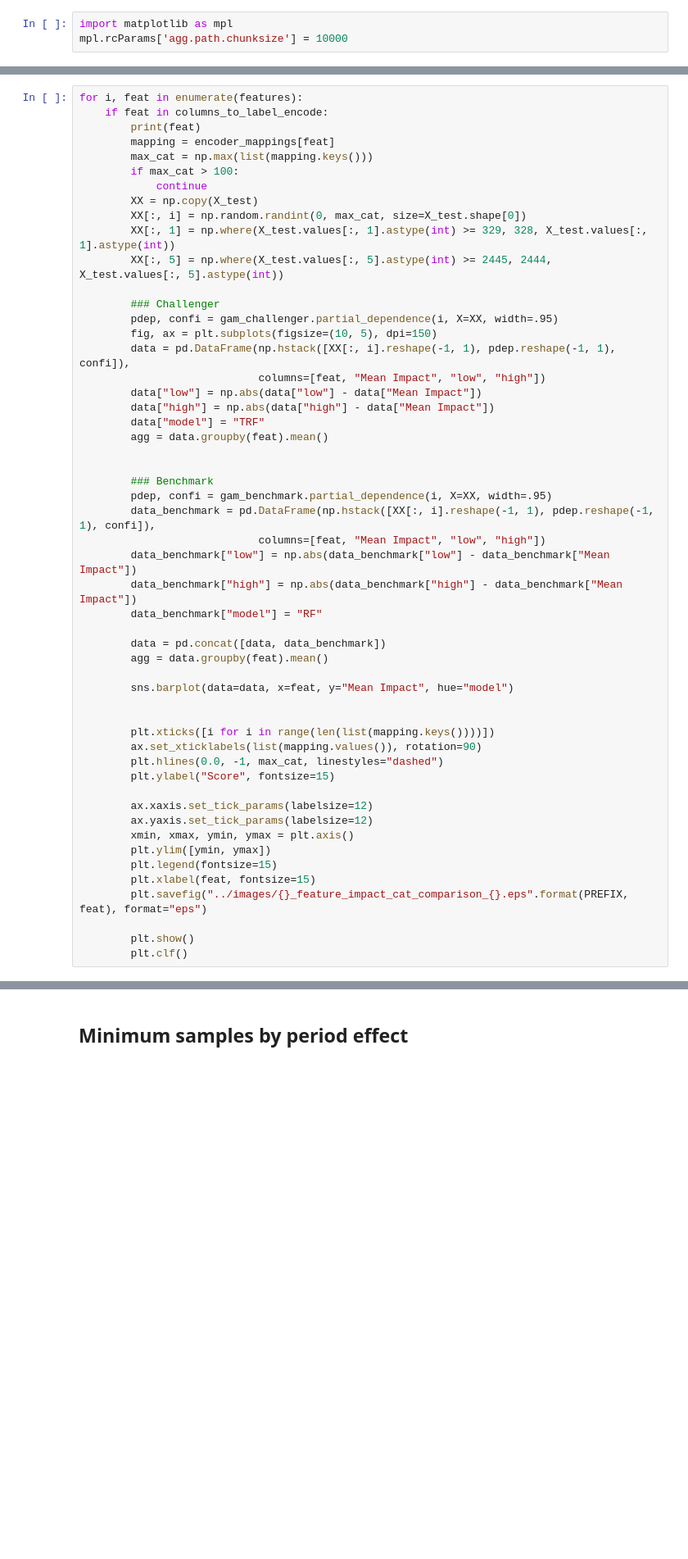
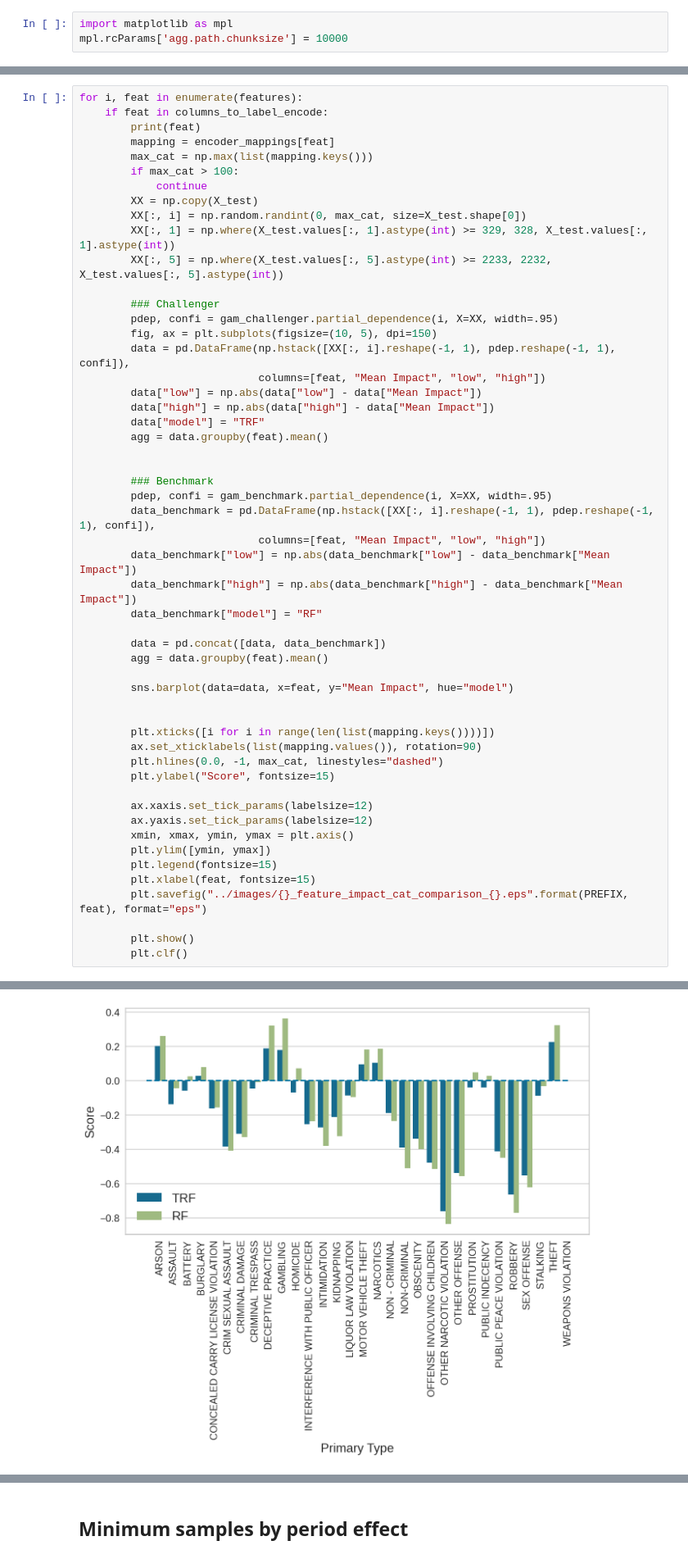
Before and after one commit to lgmoneda/time-robust-tree-paper, a Jupyter notebook: experiments/_chicago.ipynb, the cells around one changed output, grey strips where cells are left out. Shown at 82% size. Cells and saved outputs as stored; diff of their text form; blank space fills up the shorter version.

```diff
--- a/experiments/_chicago.ipynb
+++ b/experiments/_chicago.ipynb
@@ -849,7 +1017,7 @@ for i, feat in enumerate(features):
         XX = np.copy(X_test)
         XX[:, i] = np.random.randint(0, max_cat, size=X_test.shape[0])
         XX[:, 1] = np.where(X_test.values[:, 1].astype(int) >= 329, 328, X_test.values[:, 1].astype(int))
-        XX[:, 5] = np.where(X_test.values[:, 5].astype(int) >= 2445, 2444, X_test.values[:, 5].astype(int))
+        XX[:, 5] = np.where(X_test.values[:, 5].astype(int) >= 2233, 2232, X_test.values[:, 5].astype(int))
 
         ### Challenger
         pdep, confi = gam_challenger.partial_dependence(i, X=XX, width=.95)
@@ -891,3 +1059,4 @@ for i, feat in enumerate(features):
 
         plt.show()
         plt.clf()
+# %% [output]
@@ -893,0 +1064 @@ for i, feat in enumerate(features):
+[figure, added]
```
Also changed, not shown: parts of 35 cells of this notebook, 34 other files.
